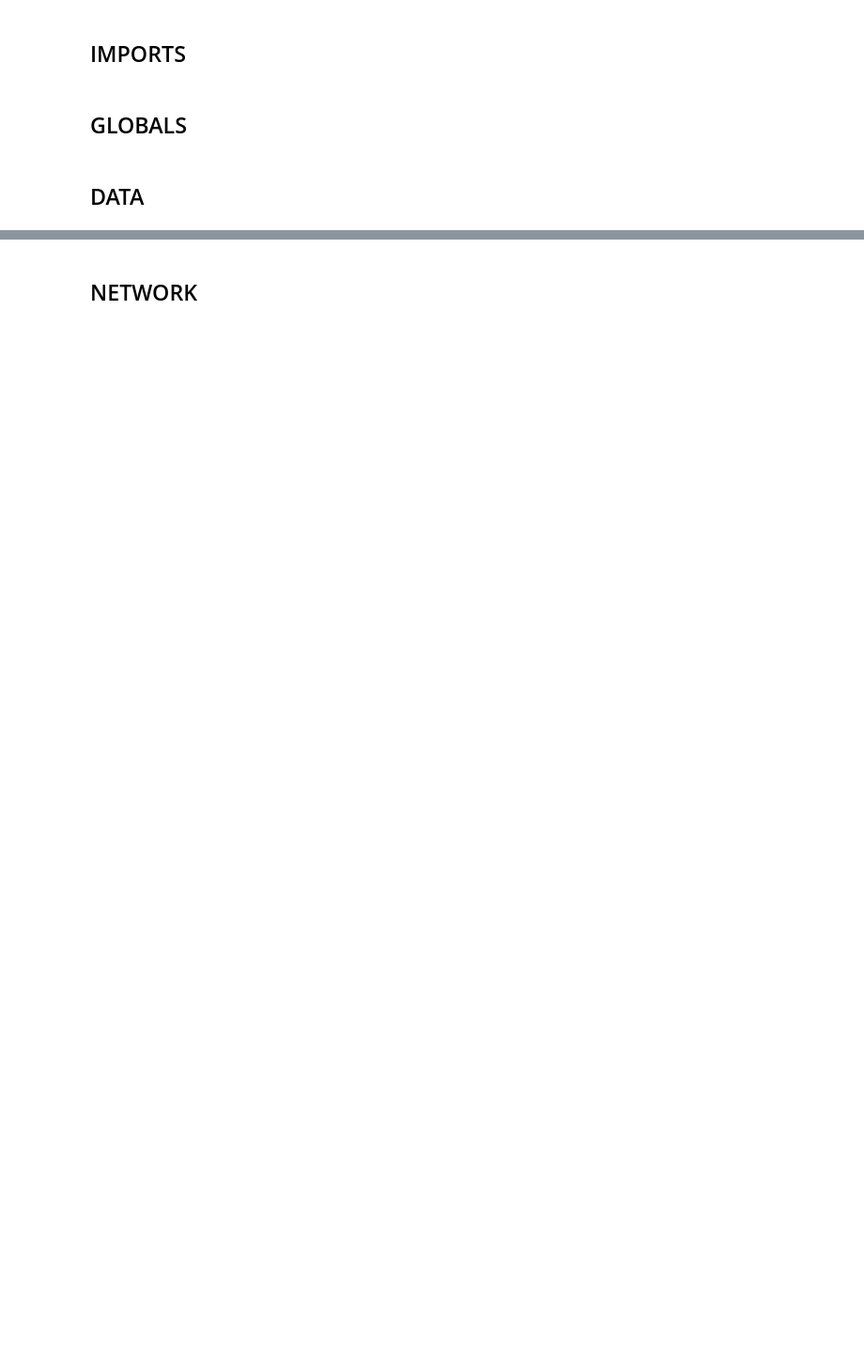
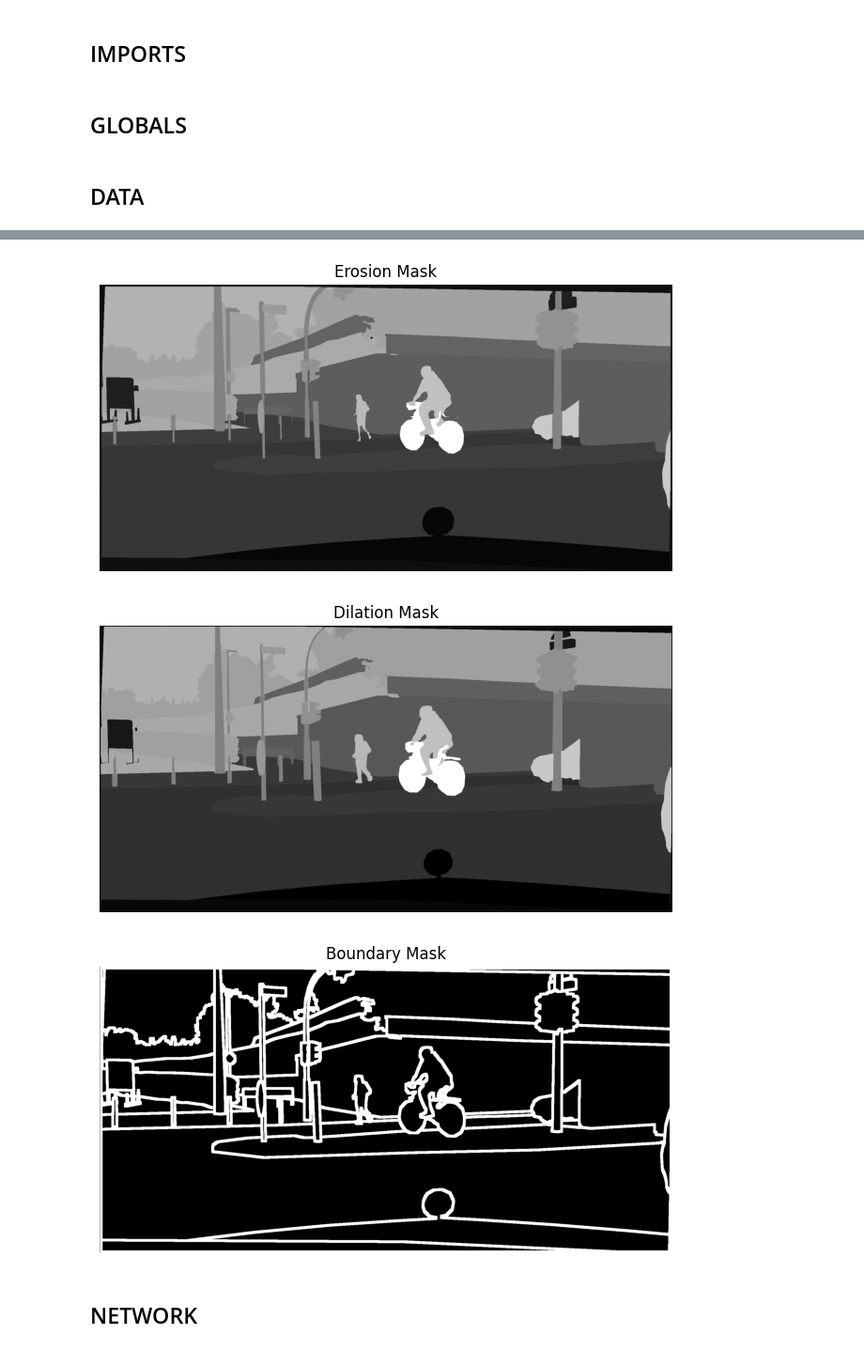
Before and after one commit to DaniPet02/CV-hw, a Jupyter notebook: src/notebook.ipynb, the cells around one changed output, grey strips where cells are left out. Shown at 94% size. Saved outputs shown, nothing was run; the diff lists cells and outputs as text; code cells hidden in the pictures; blank space fills up the shorter version.

```diff
--- a/src/notebook.ipynb
+++ b/src/notebook.ipynb
@@ -157,6 +279,10 @@ visualize_one_hot_vertical(masks[1], class_names=class_names_8)
 # %%
-visualize_erosion_mask(np.array(Image.open(relative_path + 'cityscapes_f/mask/train/train1_m.png')))
-visualize_dilation_mask(np.array(Image.open(relative_path + 'cityscapes_f/mask/train/train1_m.png')))
-visualize_boundary_mask(np.array(Image.open(relative_path + 'cityscapes_f/mask/train/train1_m.png')), iterations=7)
+visualize_erosion_mask(np.array(Image.open(RELATIVE_PATH + 'cityscapes_f/mask/train/train1_m.png')))
+visualize_dilation_mask(np.array(Image.open(RELATIVE_PATH + 'cityscapes_f/mask/train/train1_m.png')))
+visualize_boundary_mask(np.array(Image.open(RELATIVE_PATH + 'cityscapes_f/mask/train/train1_m.png')), iterations=5)
+# %% [output]
+[figure, added]
+[figure, added]
+[figure, added]
 # %% [markdown]
 ## NETWORK
```
Also changed, not shown: parts of 32 cells of this notebook, 1 other file.
